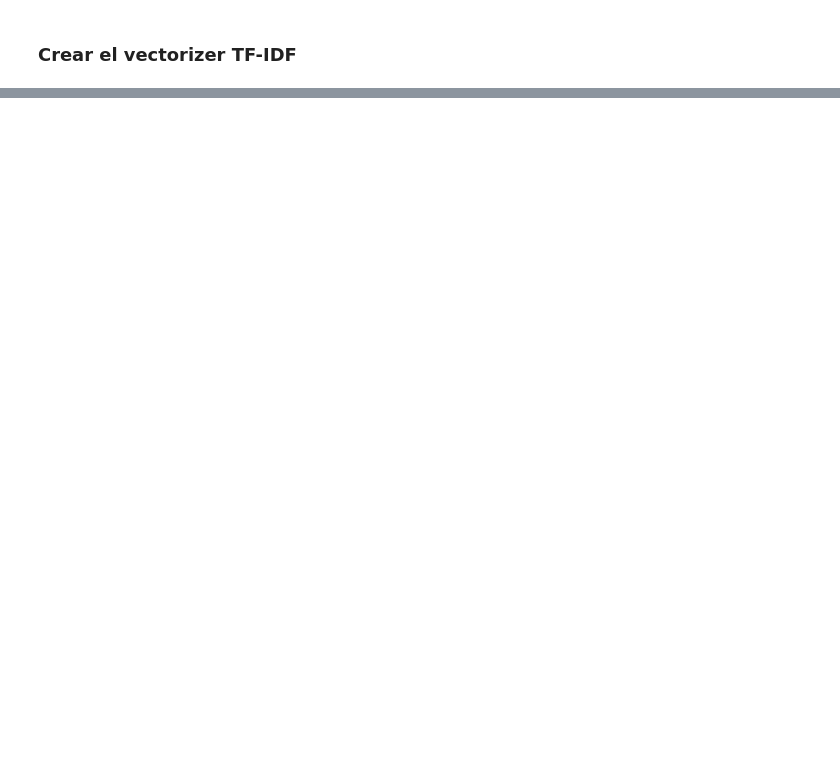
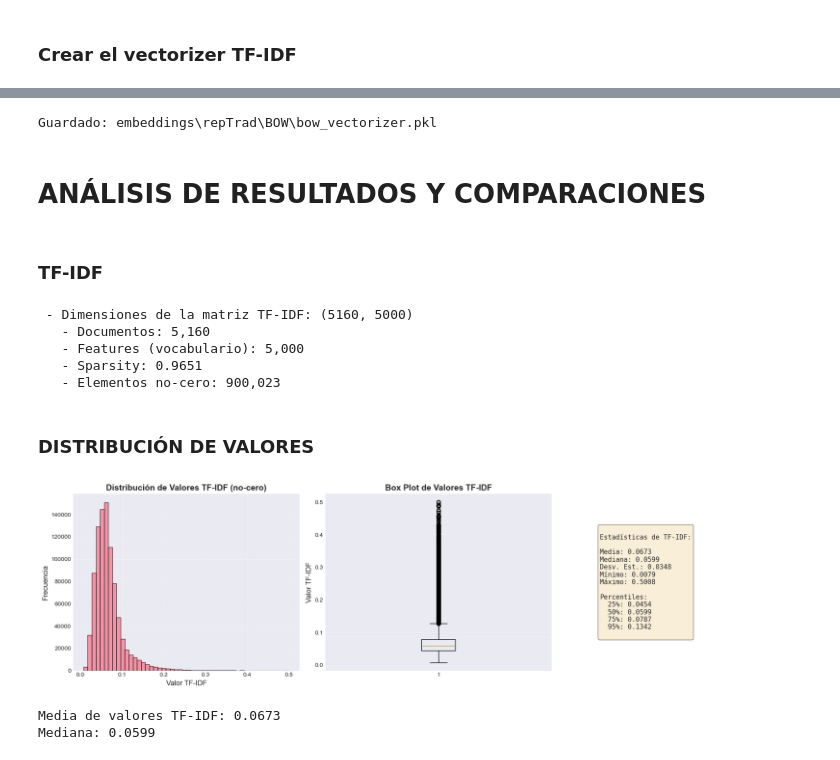
Before and after one commit to MateoPerezSuarez/FinTracker, a Jupyter notebook: src/Representacion_del_lenguaje/02_BoW_TF-IDF.ipynb, the cells around one changed output, grey strips where cells are left out. Drawn from its saved outputs; the diff is of its cells as text; code cells hidden in the pictures; blank space fills up the shorter version.

```diff
--- a/src/Representacion_del_lenguaje/02_BoW_TF-IDF.ipynb
+++ b/src/Representacion_del_lenguaje/02_BoW_TF-IDF.ipynb
@@ -434,0 +97,75 @@ autumn budget        0.19996
+# %%
+bow_vectorizer_path = BOW_DIR / "bow_vectorizer.pkl"
+with open(bow_vectorizer_path, "wb") as f:
+    pickle.dump(bow_vectorizer, f)
+print(f"Guardado: {bow_vectorizer_path}")
+# %% [output]
+Guardado: embeddings\repTrad\BOW\bow_vectorizer.pkl
+# %% [markdown]
+# **ANÁLISIS DE RESULTADOS Y COMPARACIONES**
+# %% [markdown]
+### **TF-IDF**
+# %%
+TFIDF_DIR = Path("embeddings/repTrad/TF-IDF")
+with open(TFIDF_DIR / "tfidf_vectorizer.pkl", "rb") as f:
+    tfidf_vectorizer = pickle.load(f)
+
+tfidf_matrix = tfidf_vectorizer.transform(corpus)
+
+print(f"\n - Dimensiones de la matriz TF-IDF: {tfidf_matrix.shape}")
+print(f"   - Documentos: {tfidf_matrix.shape[0]:,}")
+print(f"   - Features (vocabulario): {tfidf_matrix.shape[1]:,}")
+print(f"   - Sparsity: {1 - (tfidf_matrix.nnz / (tfidf_matrix.shape[0] * tfidf_matrix.shape[1])):.4f}")
+print(f"   - Elementos no-cero: {tfidf_matrix.nnz:,}")
+# %% [output]
+ - Dimensiones de la matriz TF-IDF: (5160, 5000)
+   - Documentos: 5,160
+   - Features (vocabulario): 5,000
+   - Sparsity: 0.9651
+   - Elementos no-cero: 900,023
+# %% [markdown]
+### DISTRIBUCIÓN DE VALORES
+# %%
+non_zero_values = tfidf_matrix.data
+fig, axes = plt.subplots(1, 3, figsize=(18, 5))
+axes[0].hist(non_zero_values, bins=50, edgecolor='black', alpha=0.7)
+axes[0].set_xlabel('Valor TF-IDF', fontsize=12)
+axes[0].set_ylabel('Frecuencia', fontsize=12)
+axes[0].set_title('Distribución de Valores TF-IDF (no-cero)', fontsize=14, fontweight='bold')
+axes[0].grid(True, alpha=0.3)
+axes[1].boxplot(non_zero_values, vert=True)
+axes[1].set_ylabel('Valor TF-IDF', fontsize=12)
+axes[1].set_title('Box Plot de Valores TF-IDF', fontsize=14, fontweight='bold')
+axes[1].grid(True, alpha=0.3)
+
+# Estadísticas básicas
+stats_text = f"""
+Estadísticas de TF-IDF:
+
+Media: {np.mean(non_zero_values):.4f}
+Mediana: {np.median(non_zero_values):.4f}
+Desv. Est.: {np.std(non_zero_values):.4f}
+Mínimo: {np.min(non_zero_values):.4f}
+Máximo: {np.max(non_zero_values):.4f}
+
+Percentiles:
+  25%: {np.percentile(non_zero_values, 25):.4f}
+  50%: {np.percentile(non_zero_values, 50):.4f}
+  75%: {np.percentile(non_zero_values, 75):.4f}
+  95%: {np.percentile(non_zero_values, 95):.4f}
+"""
+
+axes[2].text(0.1, 0.5, stats_text, fontsize=11, family='monospace',
+             verticalalignment='center', bbox=dict(boxstyle='round', facecolor='wheat', alpha=0.5))
+axes[2].axis('off')
+
+plt.tight_layout()
+plt.savefig('analisis_distribucion_tfidf.png', dpi=300, bbox_inches='tight')
+plt.show()
+
+print(f"\nMedia de valores TF-IDF: {np.mean(non_zero_values):.4f}")
+print(f"Mediana: {np.median(non_zero_values):.4f}")
+# %% [output]
+[figure, added]
+Media de valores TF-IDF: 0.0673
+Mediana: 0.0599
```
Also changed, not shown: parts of 41 cells of this notebook, 5 other files.
